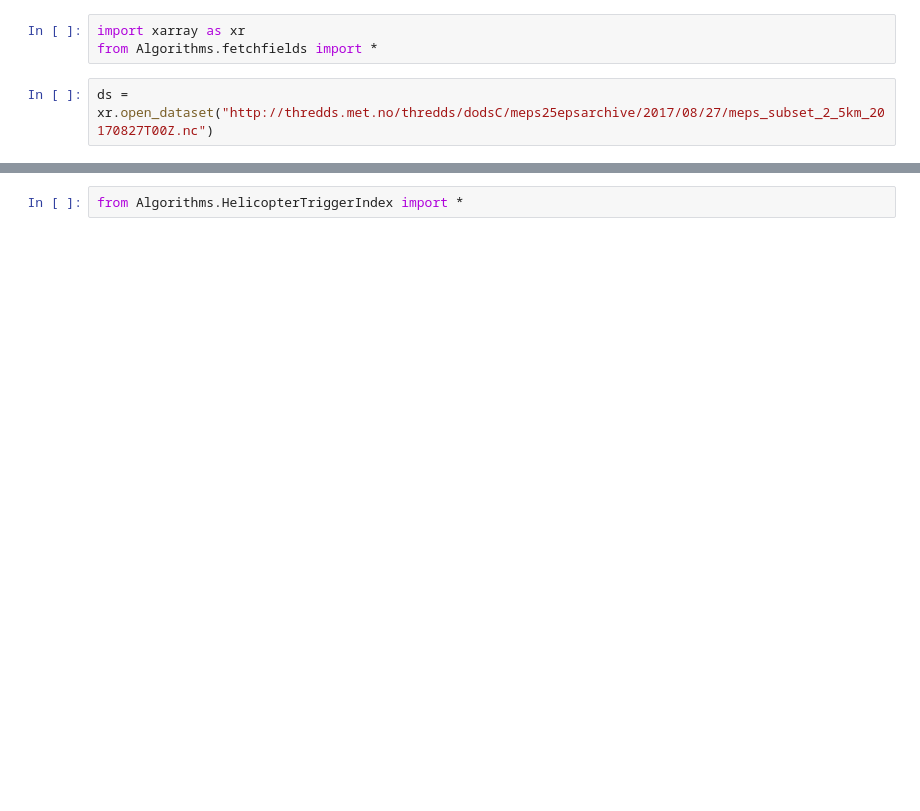
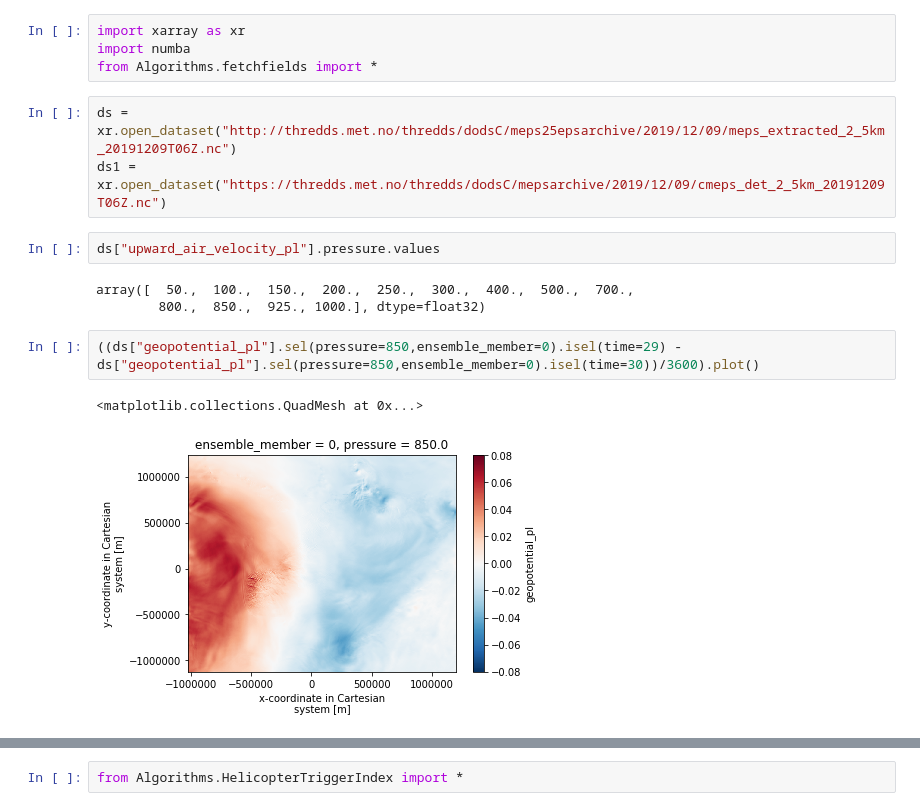
Before and after one commit to johtoblan/Master, a Jupyter notebook: Developing.ipynb, the cells around one changed output, grey strips where cells are left out. Cells and saved outputs as stored; diff of their text form; blank space fills up the shorter version.

```diff
--- a/Developing.ipynb
+++ b/Developing.ipynb
@@ -1,5 +1,17 @@
 # %%
 import xarray as xr
+import numba
 from Algorithms.fetchfields import *
 # %%
-ds = xr.open_dataset("http://thredds.met.no/thredds/dodsC/meps25epsarchive/2017/08/27/meps_subset_2_5km_20170827T00Z.nc")
+ds = xr.open_dataset("http://thredds.met.no/thredds/dodsC/meps25epsarchive/2019/12/09/meps_extracted_2_5km_20191209T06Z.nc")
+ds1 = xr.open_dataset("https://thredds.met.no/thredds/dodsC/mepsarchive/2019/12/09/cmeps_det_2_5km_20191209T06Z.nc")
+# %%
+ds["upward_air_velocity_pl"].pressure.values
+# %% [output]
+array([  50.,  100.,  150.,  200.,  250.,  300.,  400.,  500.,  700.,
+        800.,  850.,  925., 1000.], dtype=float32)
+# %%
+((ds["geopotential_pl"].sel(pressure=850,ensemble_member=0).isel(time=29) - ds["geopotential_pl"].sel(pressure=850,ensemble_member=0).isel(time=30))/3600).plot()
+# %% [output]
+<matplotlib.collections.QuadMesh at 0x...>
+[figure, added]
```
Also changed, not shown: parts of 11 cells of this notebook, 1 other file.
